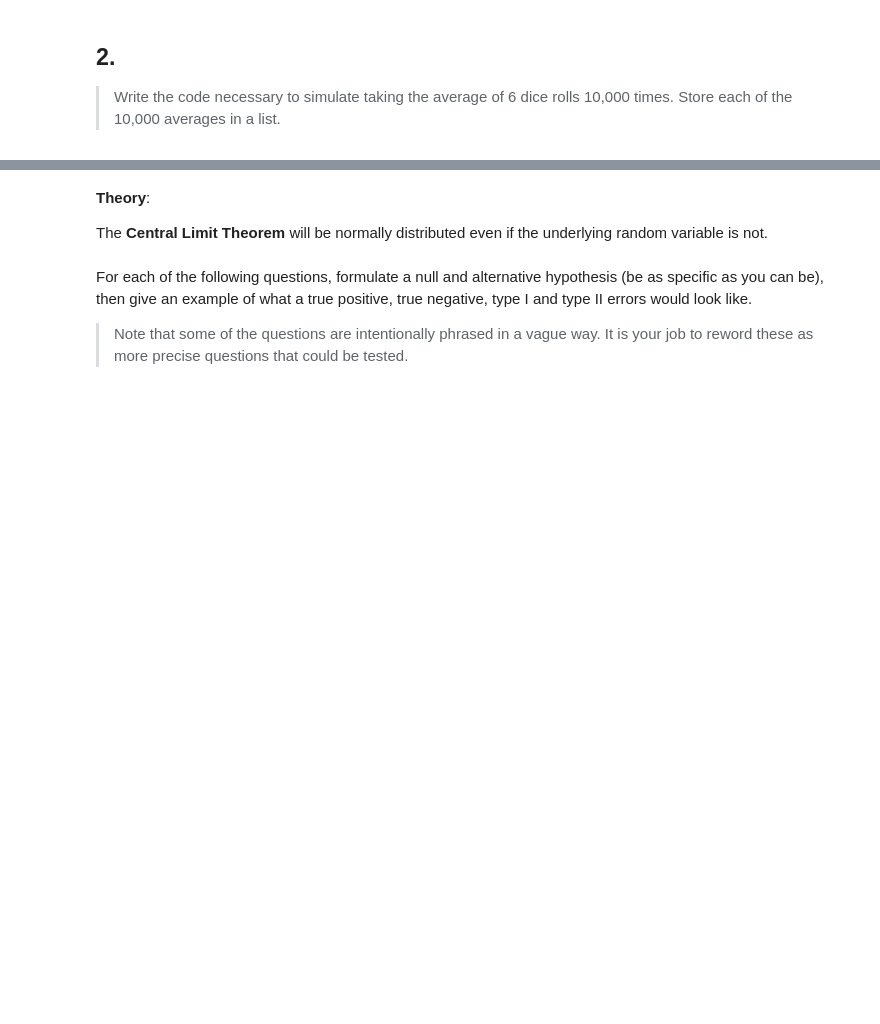
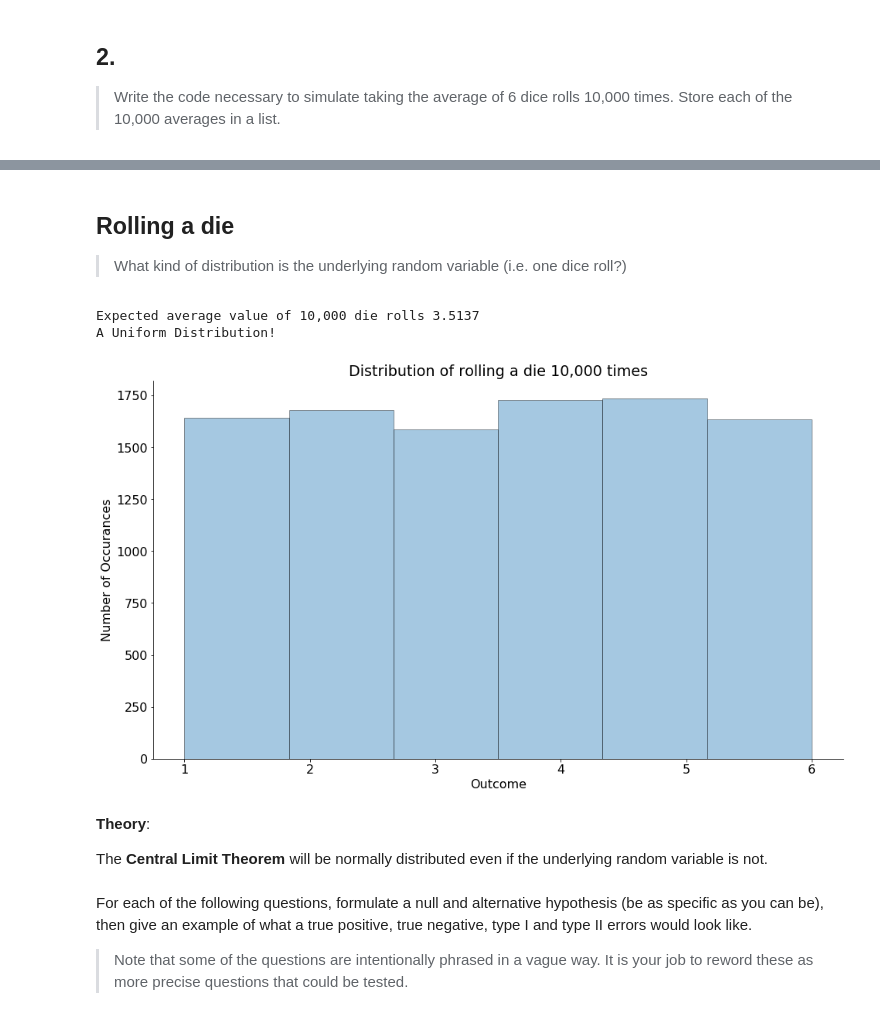
Before and after one commit to Promeos/statistics-exercises, a Jupyter notebook: hypothesis_testing.ipynb, the cells around one changed output, grey strips where cells are left out. Saved outputs shown, nothing was run; the diff lists cells and outputs as text; code cells hidden in the pictures; blank space fills up the shorter version.

```diff
--- a/hypothesis_testing.ipynb
+++ b/hypothesis_testing.ipynb
@@ -146,3 +233,24 @@ The average of 6 dice rolls 10,000 times is 7.00
+# %% [markdown]
+## Rolling a die
+>What kind of distribution is the underlying random variable (i.e. one dice roll?)
+# %%
+# Create a die using `stats.randint().rvs()`
+die_roll = stats.randint(1, 7).rvs(10_000)
+
+# Plot 10,000 dice rolls in a distribution. Set kde=False to remove kernel density estimate.
+sns.distplot(die_roll, bins=6, kde=False)
+
+# Chart formatting
+print(f"Expected average value of 10,000 die rolls {die_roll.mean()}")
+print("A Uniform Distribution!")
+plt.title('Distribution of rolling a die 10,000 times')
+
+plt.xlabel('Outcome')
+plt.ylabel('Number of Occurances');
+# %% [output]
+Expected average value of 10,000 die rolls 3.5137
+A Uniform Distribution!
+[figure, added]
 # %% [markdown]
 __Theory__:
 
```
Also changed, not shown: parts of 19 cells of this notebook.
